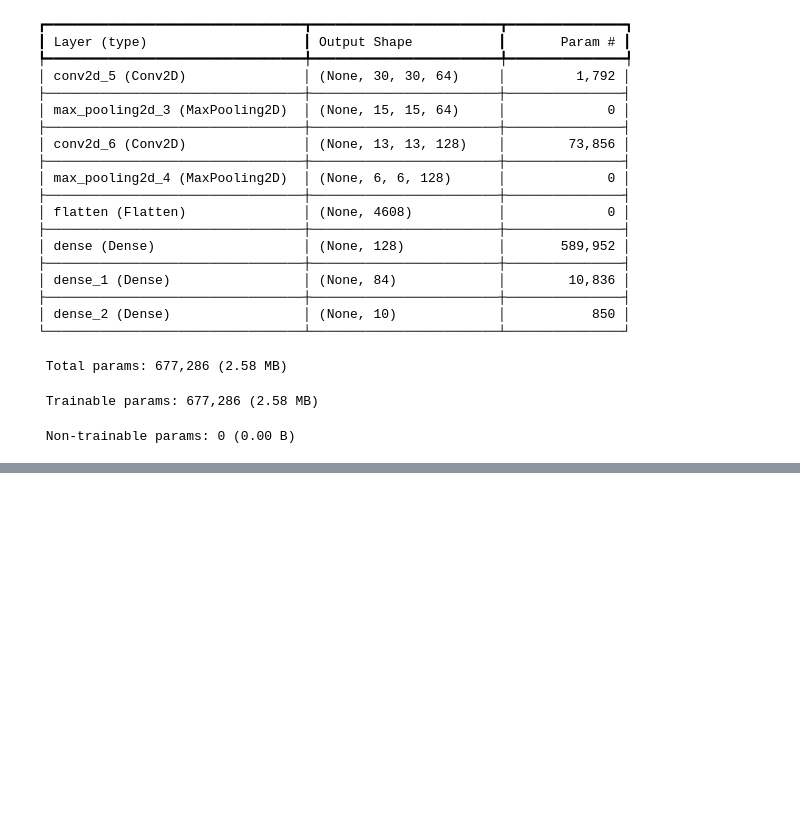
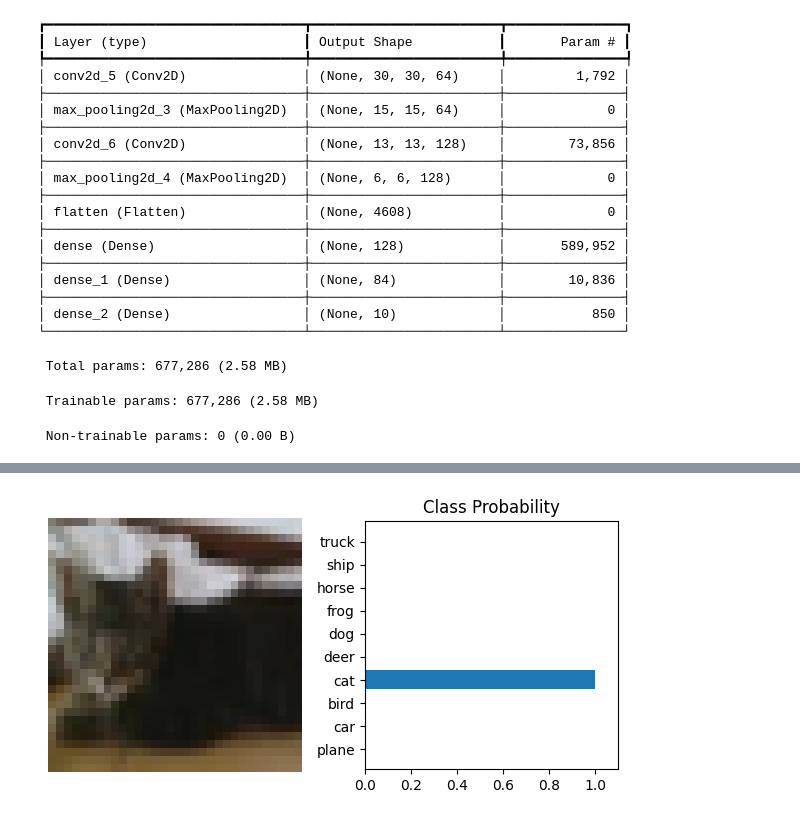
Before and after one commit to Olanle/Image-Classification-Project-001, a Jupyter notebook: 001.ipynb, the cells around one changed output, grey strips where cells are left out. Drawn from its saved outputs; the diff is of its cells as text; code cells hidden in the pictures; blank space fills up the shorter version.

```diff
--- a/001.ipynb
+++ b/001.ipynb
@@ -94,3 +94,8 @@ Model: "sequential"
  Total params: 677,286 (2.58 MB)
  Trainable params: 677,286 (2.58 MB)
  Non-trainable params: 0 (0.00 B)
+# %%
+model.compile(optimizer='adam',
+              loss='sparse_categorical_crossentropy',
+              metrics=['accuracy'])
+history = model.fit(train_images, train_labels, epochs=10, validation_data=(test_images, test_labels))
@@ -96,0 +123,19 @@ Model: "sequential"
+# %%
+def view_classification(image, probabilities):
+  fig, (ax1, ax2) = plt.subplots(figsize=(6, 9), ncols=2)
+  denormilzed_image = (image + 1) / 2
+  ax1.imshow(denormilzed_image)
+  ax1.axis('off')
+  ax2.barh(np.arange(10), probabilities)
+  ax2.set_aspect(0.1)
+  ax2.set_yticks(np.arange(10))
+  ax2.set_yticklabels(classes)
+  ax2.set_title('Class Probability')
+  ax2.set_xlim(0, 1.1)
+  plt.tight_layout()
+# %%
+index = 0
+Image, label = test_images[index], test_labels[index]
+probabilities = model.predict(image.reshape(1, 32, 32, 3))
+view_classification(image, probabilities[0])
+# %% [output]
@@ -96,0 +143 @@ Model: "sequential"
+[figure, added]
```
Also changed, not shown: parts of 2 cells of this notebook.
